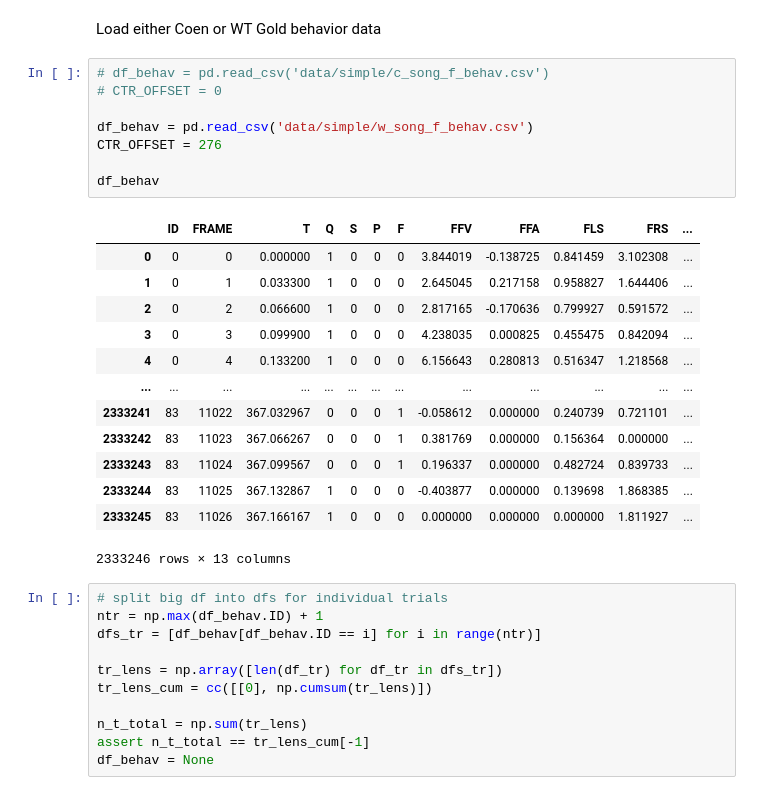
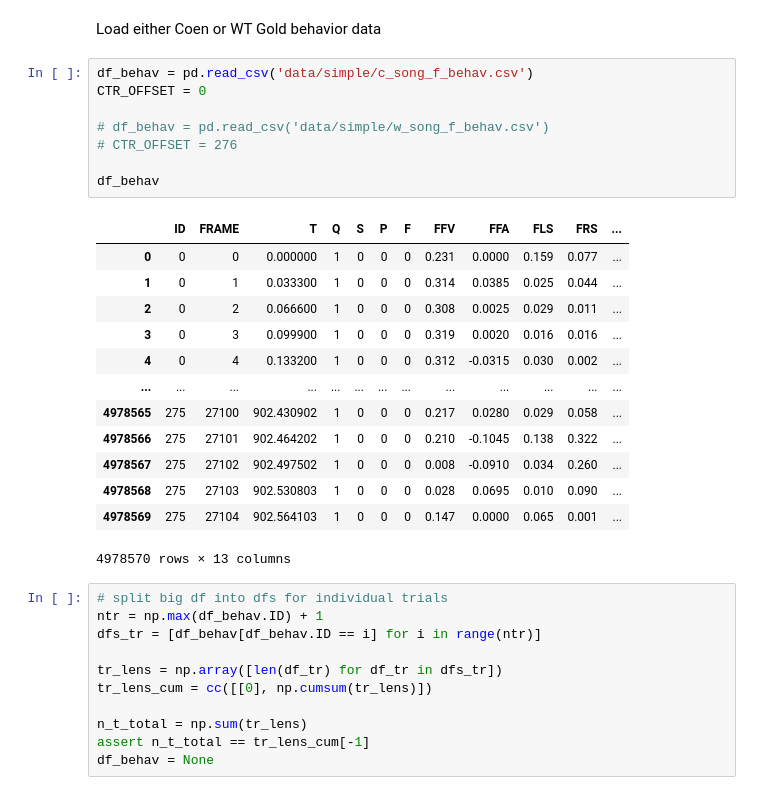
Before and after one commit to rkp8000/inferring-neural-codes, a Jupyter notebook: 4_A1_record_baker.ipynb, the cells around one changed output. Cells and saved outputs as stored; diff of their text form.

```diff
--- a/4_A1_record_baker.ipynb
+++ b/4_A1_record_baker.ipynb
@@ -47,27 +57,27 @@ if not os.path.exists(SAVE_DIR_DYN):
 # %% [markdown]
 Load either Coen or WT Gold behavior data
 # %%
-# df_behav = pd.read_csv('data/simple/c_song_f_behav.csv')
-# CTR_OFFSET = 0
+df_behav = pd.read_csv('data/simple/c_song_f_behav.csv')
+CTR_OFFSET = 0
 
-df_behav = pd.read_csv('data/simple/w_song_f_behav.csv')
-CTR_OFFSET = 276
+# df_behav = pd.read_csv('data/simple/w_song_f_behav.csv')
+# CTR_OFFSET = 276
 
 df_behav
 # %% [output]
 |  | ID | FRAME | T | Q | S | P | F | FFV | FFA | FLS | FRS | ... |
-| 0 | 0 | 0 | 0.000000 | 1 | 0 | 0 | 0 | 3.844019 | -0.138725 | 0.841459 | 3.102308 | ... |
-| 1 | 0 | 1 | 0.033300 | 1 | 0 | 0 | 0 | 2.645045 | 0.217158 | 0.958827 | 1.644406 | ... |
-| 2 | 0 | 2 | 0.066600 | 1 | 0 | 0 | 0 | 2.817165 | -0.170636 | 0.799927 | 0.591572 | ... |
-| 3 | 0 | 3 | 0.099900 | 1 | 0 | 0 | 0 | 4.238035 | 0.000825 | 0.455475 | 0.842094 | ... |
-| 4 | 0 | 4 | 0.133200 | 1 | 0 | 0 | 0 | 6.156643 | 0.280813 | 0.516347 | 1.218568 | ... |
+| 0 | 0 | 0 | 0.000000 | 1 | 0 | 0 | 0 | 0.231 | 0.0000 | 0.159 | 0.077 | ... |
+| 1 | 0 | 1 | 0.033300 | 1 | 0 | 0 | 0 | 0.314 | 0.0385 | 0.025 | 0.044 | ... |
+| 2 | 0 | 2 | 0.066600 | 1 | 0 | 0 | 0 | 0.308 | 0.0025 | 0.029 | 0.011 | ... |
+| 3 | 0 | 3 | 0.099900 | 1 | 0 | 0 | 0 | 0.319 | 0.0020 | 0.016 | 0.016 | ... |
+| 4 | 0 | 4 | 0.133200 | 1 | 0 | 0 | 0 | 0.312 | -0.0315 | 0.030 | 0.002 | ... |
 | ... | ... | ... | ... | ... | ... | ... | ... | ... | ... | ... | ... | ... |
-| 2333241 | 83 | 11022 | 367.032967 | 0 | 0 | 0 | 1 | -0.058612 | 0.000000 | 0.240739 | 0.721101 | ... |
-| 2333242 | 83 | 11023 | 367.066267 | 0 | 0 | 0 | 1 | 0.381769 | 0.000000 | 0.156364 | 0.000000 | ... |
-| 2333243 | 83 | 11024 | 367.099567 | 0 | 0 | 0 | 1 | 0.196337 | 0.000000 | 0.482724 | 0.839733 | ... |
-| 2333244 | 83 | 11025 | 367.132867 | 1 | 0 | 0 | 0 | -0.403877 | 0.000000 | 0.139698 | 1.868385 | ... |
-| 2333245 | 83 | 11026 | 367.166167 | 1 | 0 | 0 | 0 | 0.000000 | 0.000000 | 0.000000 | 1.811927 | ... |
+| 4978565 | 275 | 27100 | 902.430902 | 1 | 0 | 0 | 0 | 0.217 | 0.0280 | 0.029 | 0.058 | ... |
+| 4978566 | 275 | 27101 | 902.464202 | 1 | 0 | 0 | 0 | 0.210 | -0.1045 | 0.138 | 0.322 | ... |
+| 4978567 | 275 | 27102 | 902.497502 | 1 | 0 | 0 | 0 | 0.008 | -0.0910 | 0.034 | 0.260 | ... |
+| 4978568 | 275 | 27103 | 902.530803 | 1 | 0 | 0 | 0 | 0.028 | 0.0695 | 0.010 | 0.090 | ... |
+| 4978569 | 275 | 27104 | 902.564103 | 1 | 0 | 0 | 0 | 0.147 | 0.0000 | 0.065 | 0.001 | ... |
-2333246 rows × 13 columns
+4978570 rows × 13 columns
 # %%
 # split big df into dfs for individual trials
 ntr = np.max(df_behav.ID) + 1
```
Also changed, not shown: parts of 21 cells of this notebook.
